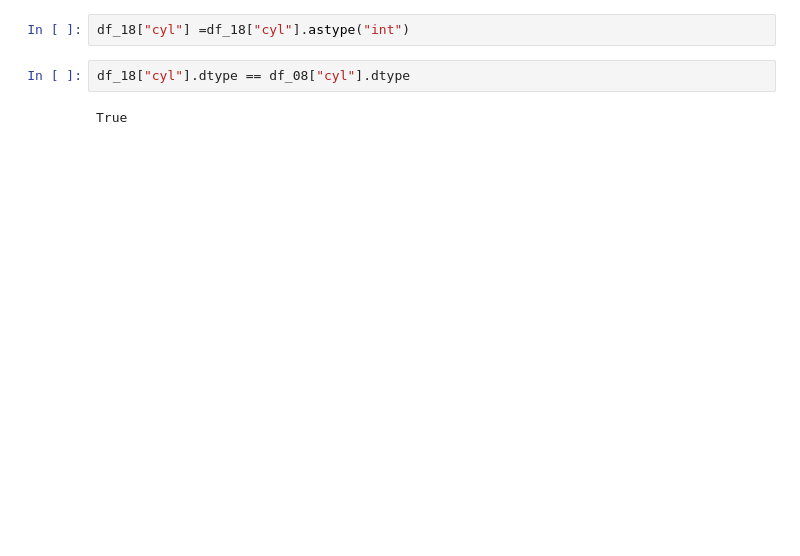
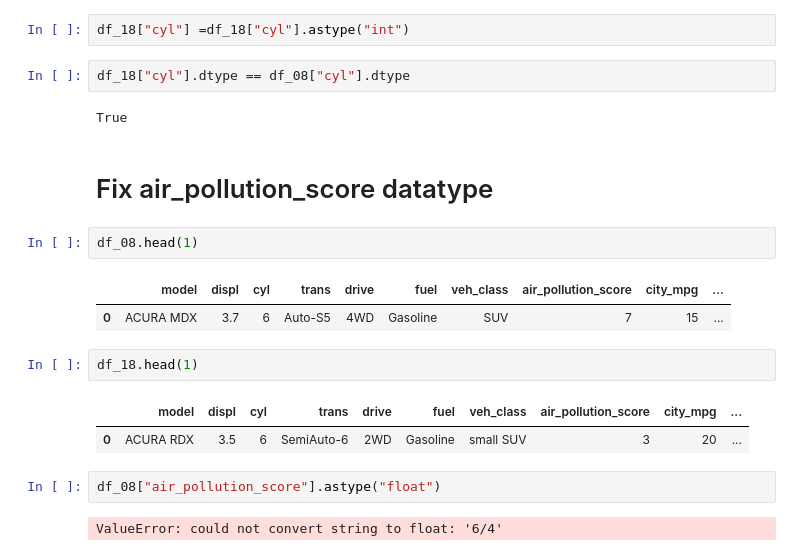
Before and after one commit to MRX44/Analysis-Data-of-Fuel-Economy-, a Jupyter notebook: Fixing data types.ipynb, the cells around one changed output. Drawn from its saved outputs; the diff is of its cells as text; blank space fills up the shorter version.

```diff
--- a/Fixing data types.ipynb
+++ b/Fixing data types.ipynb
@@ -65,3 +84,19 @@ df_18["cyl"] =df_18["cyl"].astype("int")
 df_18["cyl"].dtype == df_08["cyl"].dtype
 # %% [output]
 True
+# %% [markdown]
+# Fix air_pollution_score datatype
+# %%
+df_08.head(1)
+# %% [output]
+|  | model | displ | cyl | trans | drive | fuel | veh_class | air_pollution_score | city_mpg | ... |
+| 0 | ACURA MDX | 3.7 | 6 | Auto-S5 | 4WD | Gasoline | SUV | 7 | 15 | ... |
+# %%
+df_18.head(1)
+# %% [output]
+|  | model | displ | cyl | trans | drive | fuel | veh_class | air_pollution_score | city_mpg | ... |
+| 0 | ACURA RDX | 3.5 | 6 | SemiAuto-6 | 2WD | Gasoline | small SUV | 3 | 20 | ... |
+# %%
+df_08["air_pollution_score"].astype("float")
+# %% [output]
+ValueError: could not convert string to float: '6/4'
```
Also changed, not shown: parts of 20 cells of this notebook, 2 other files.
